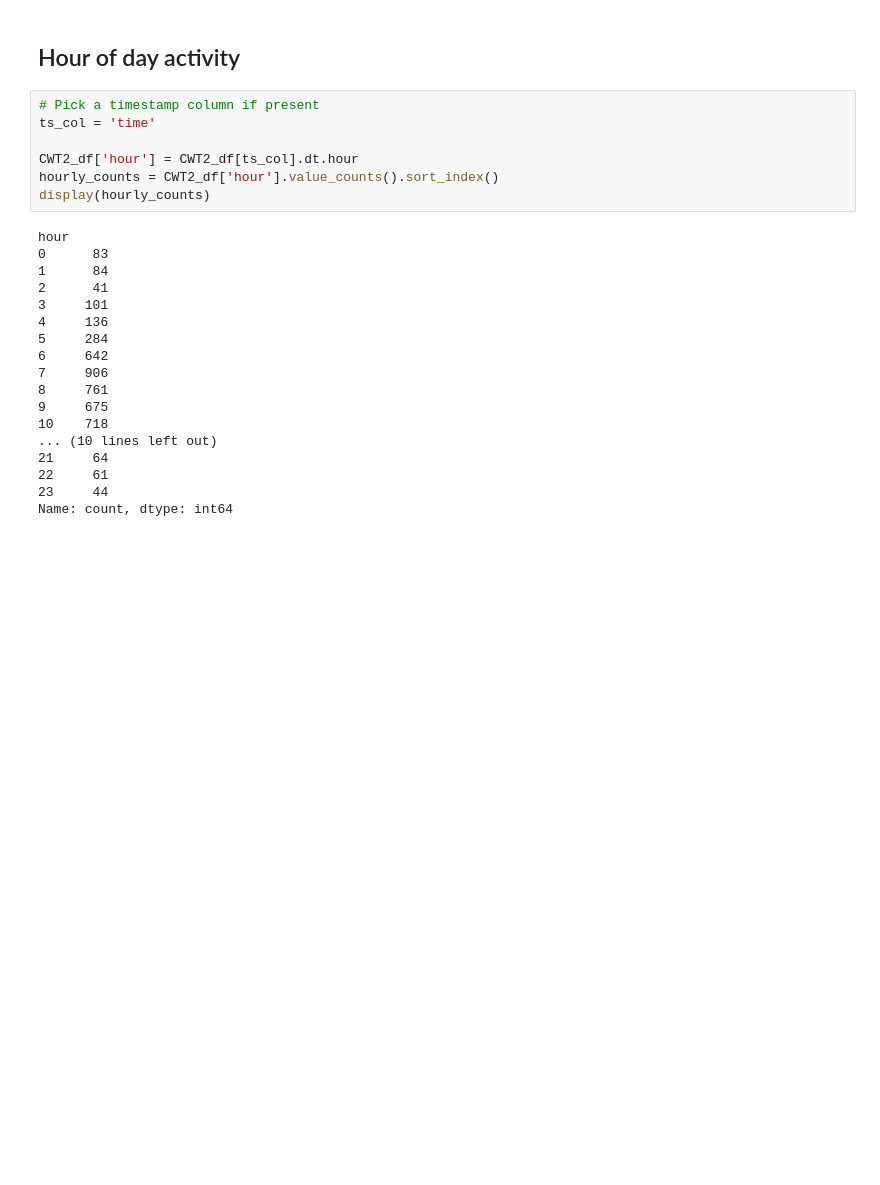
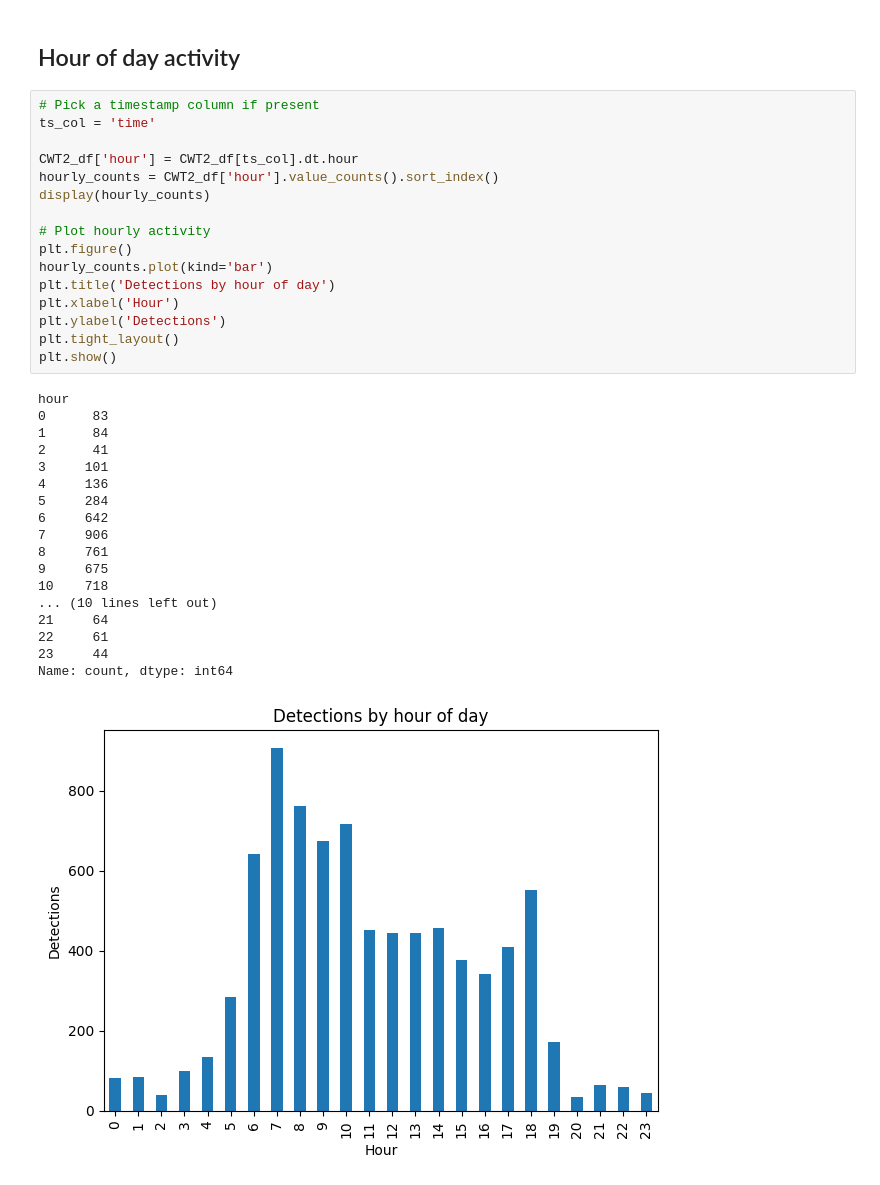
Before and after one commit to kjchesh/audiomoth-analysis, a Jupyter notebook: notebooks/overview.ipynb, the cells around one changed output. Drawn from its saved outputs; the diff is of its cells as text; blank space fills up the shorter version.

Commit message:
bar plot detection by hour

```diff
--- a/notebooks/overview.ipynb
+++ b/notebooks/overview.ipynb
@@ -126,25 +126,35 @@ Name: count, dtype: int64
 # %%
 # Pick a timestamp column if present
 ts_col = 'time'
 
 CWT2_df['hour'] = CWT2_df[ts_col].dt.hour
 hourly_counts = CWT2_df['hour'].value_counts().sort_index()
 display(hourly_counts)
+
+# Plot hourly activity
+plt.figure()
+hourly_counts.plot(kind='bar')
+plt.title('Detections by hour of day')
+plt.xlabel('Hour')
+plt.ylabel('Detections')
+plt.tight_layout()
+plt.show()
 # %% [output]
 hour
 0      83
 1      84
 2      41
 3     101
 4     136
 5     284
 6     642
 7     906
 8     761
 9     675
 10    718
 ... (10 lines left out)
 21     64
 22     61
 23     44
 Name: count, dtype: int64
+[figure, added]
```
